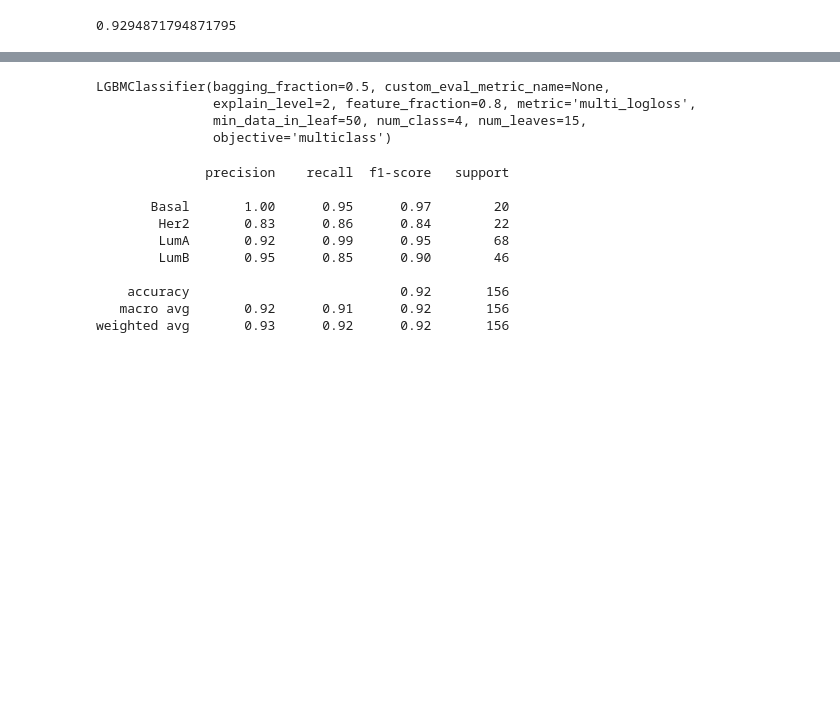
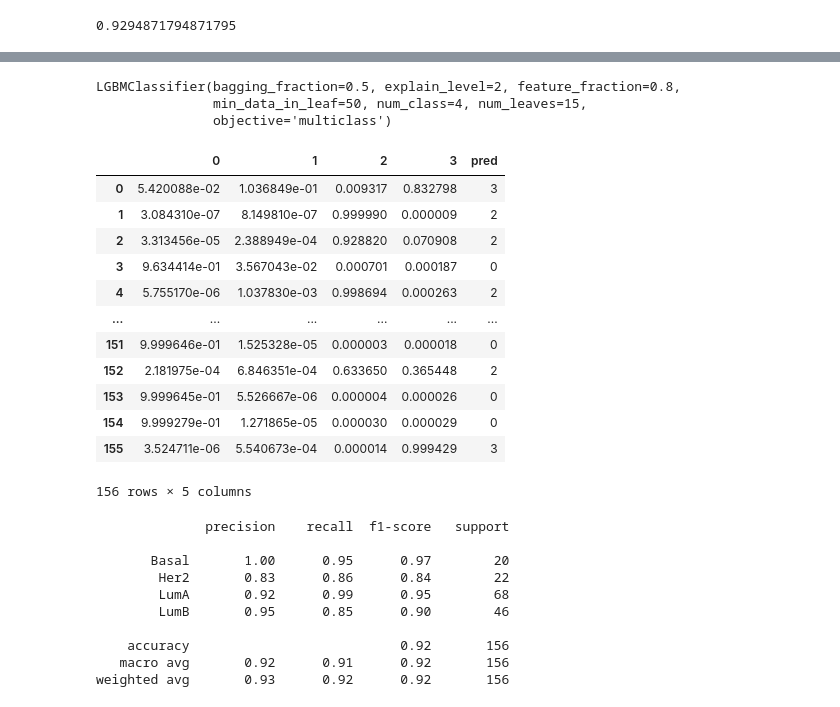
Before and after one commit to ssharkov03/MolecularSubtypesClassification, a Jupyter notebook: 4.1.AutoMLScaledDataTry.ipynb, the cells around one changed output, grey strips where cells are left out. Saved outputs shown, nothing was run; the diff lists cells and outputs as text; code cells hidden in the pictures; blank space fills up the shorter version.

```diff
--- a/4.1.AutoMLScaledDataTry.ipynb
+++ b/4.1.AutoMLScaledDataTry.ipynb
@@ -189,9 +207,10 @@ np.mean(n_scores), np.std(n_scores)
 # %%
-model.fit(X_train.to_numpy(), y_train)
+model.fit(X_train.to_numpy(), y_train.to_numpy().flatten())
 # %% [output]
-LGBMClassifier(bagging_fraction=0.5, custom_eval_metric_name=None,
-               explain_level=2, feature_fraction=0.8, metric='multi_logloss',
+LGBMClassifier(bagging_fraction=0.5, explain_level=2, feature_fraction=0.8,
                min_data_in_leaf=50, num_class=4, num_leaves=15,
                objective='multiclass')
 # %%
 res = model.predict(X_test.to_numpy())
+# %%
+res_p = model.predict_proba(X_test.to_numpy())
@@ -198,3 +219,24 @@ res = model.predict(X_test.to_numpy())
+# %%
+import pandas as pd
+A = pd.DataFrame(res_p)
+# %%
+A['pred'] = res
+# %%
+A
+# %% [output]
+|  | 0 | 1 | 2 | 3 | pred |
+| 0 | 5.420088e-02 | 1.036849e-01 | 0.009317 | 0.832798 | 3 |
+| 1 | 3.084310e-07 | 8.149810e-07 | 0.999990 | 0.000009 | 2 |
+| 2 | 3.313456e-05 | 2.388949e-04 | 0.928820 | 0.070908 | 2 |
+| 3 | 9.634414e-01 | 3.567043e-02 | 0.000701 | 0.000187 | 0 |
+| 4 | 5.755170e-06 | 1.037830e-03 | 0.998694 | 0.000263 | 2 |
+| ... | ... | ... | ... | ... | ... |
+| 151 | 9.999646e-01 | 1.525328e-05 | 0.000003 | 0.000018 | 0 |
+| 152 | 2.181975e-04 | 6.846351e-04 | 0.633650 | 0.365448 | 2 |
+| 153 | 9.999645e-01 | 5.526667e-06 | 0.000004 | 0.000026 | 0 |
+| 154 | 9.999279e-01 | 1.271865e-05 | 0.000030 | 0.000029 | 0 |
+| 155 | 3.524711e-06 | 5.540673e-04 | 0.000014 | 0.999429 | 3 |
+156 rows × 5 columns
 # %%
 print(classification_report(y_test, res, target_names=labels))
 # %% [output]
```
Also changed, not shown: parts of 7 cells of this notebook, 2 other files.
